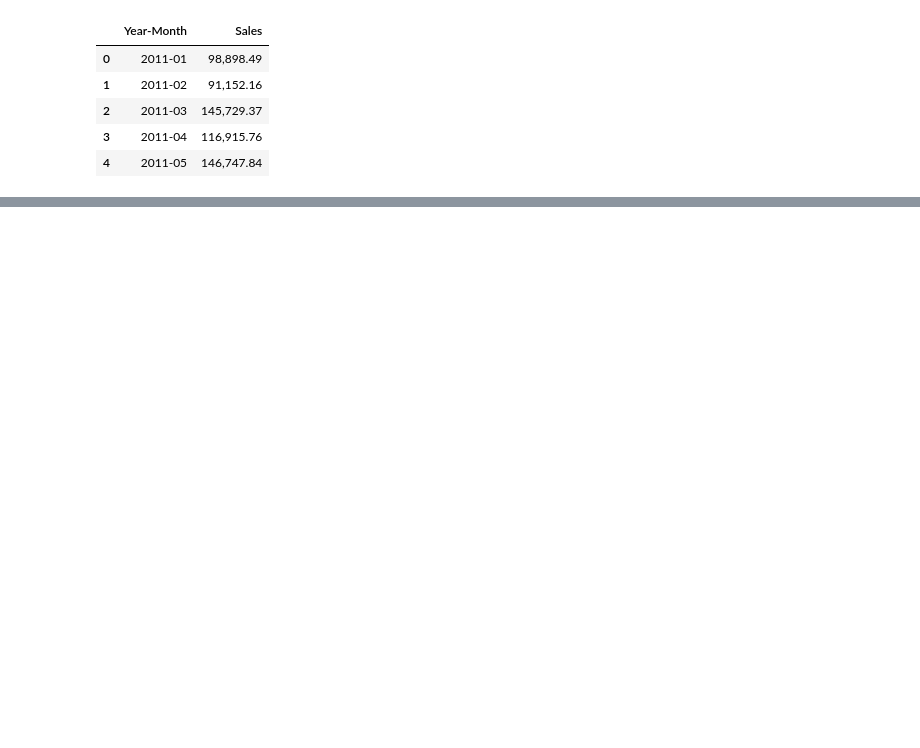
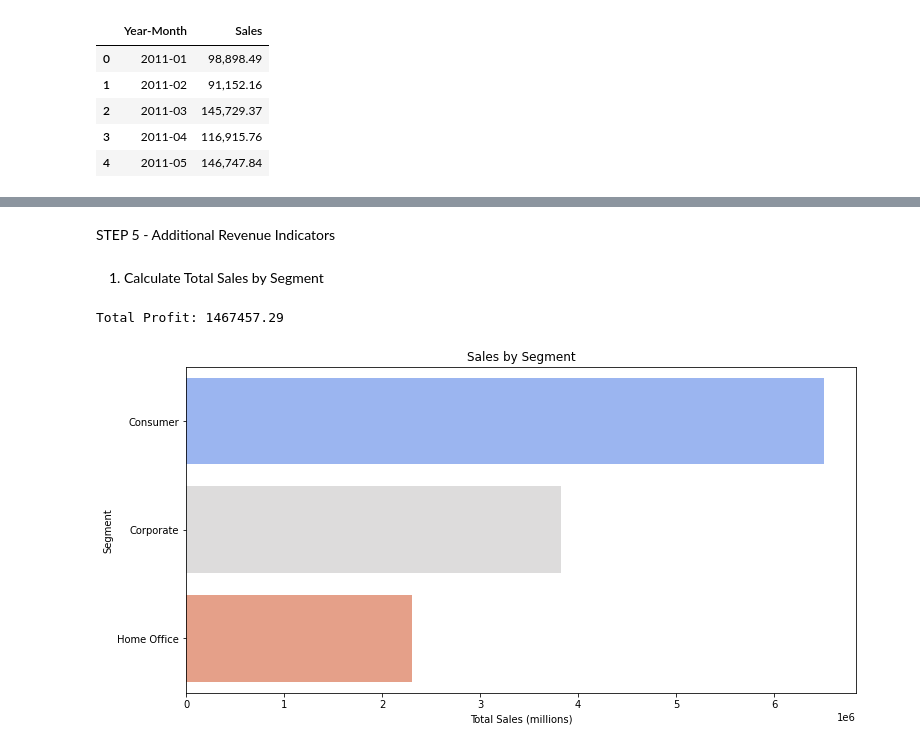
Before and after one commit to nehamunde1999/Afame-Technologies, a Jupyter notebook: sales.ipynb, the cells around one changed output, grey strips where cells are left out. Saved outputs shown, nothing was run; the diff lists cells and outputs as text; code cells hidden in the pictures; blank space fills up the shorter version.

```diff
--- a/sales.ipynb
+++ b/sales.ipynb
@@ -202 +234,24 @@ plt.show()
 [figure]
+# %% [markdown]
+STEP 5 - Additional Revenue Indicators
+# %% [markdown]
+1. Calculate Total Sales by Segment
+# %%
+# Find the total profit
+total_profit = df['Profit'].sum()
+
+print(f"Total Profit: {total_profit:.2f}")
+
+# Group by 'Segment' and sum 'Sales' to find revenue by segment
+segment_sales = df.groupby('Segment')['Sales'].sum().reset_index()
+
+# Bar plot for revenue by segment
+plt.figure(figsize=(12, 6))
+sns.barplot(data=segment_sales, x='Sales', y='Segment', palette='coolwarm')
+plt.title('Sales by Segment')
+plt.xlabel('Total Sales (millions)')
+plt.ylabel('Segment')
+plt.show()
+# %% [output]
+Total Profit: 1467457.29
+[figure, added]
```
Also changed, not shown: parts of 35 cells of this notebook.
